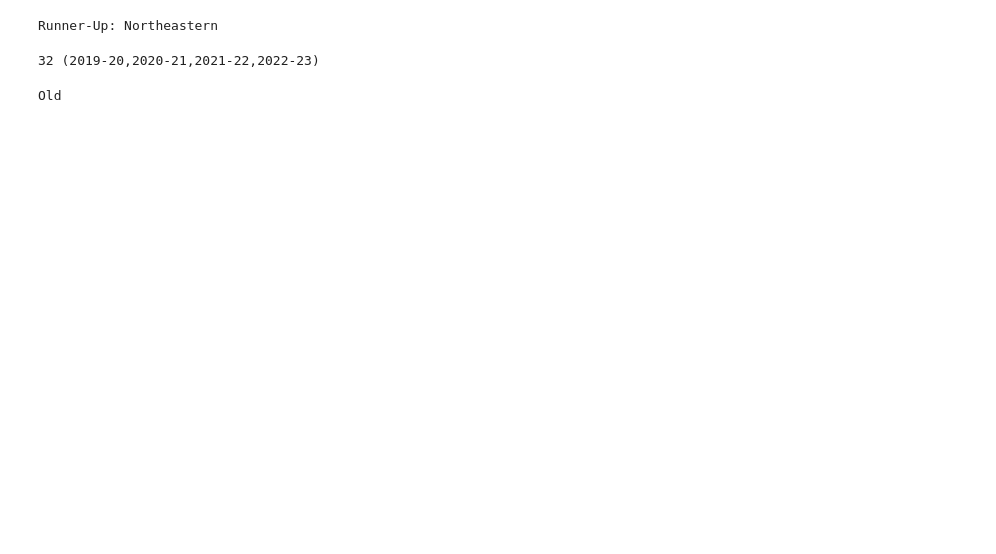
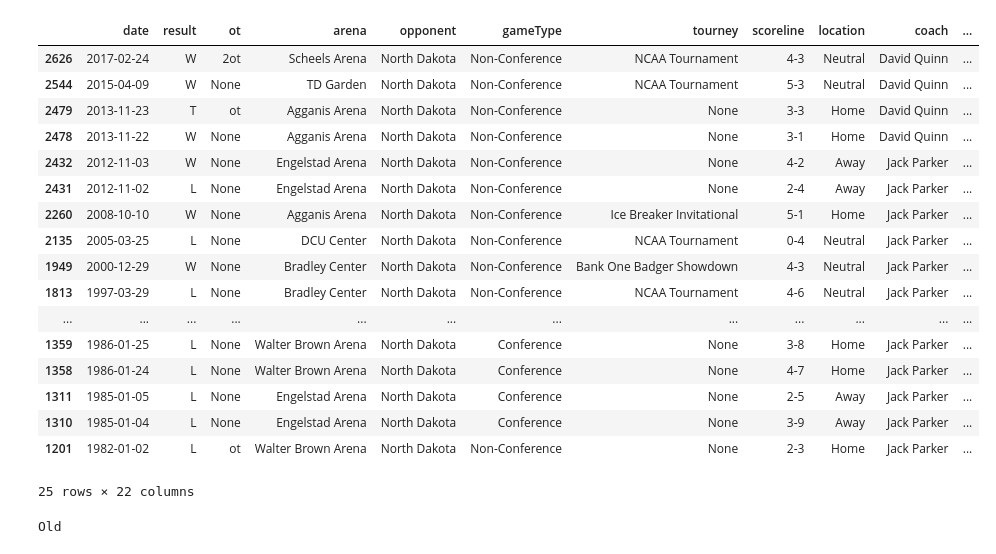
Before and after one commit to redsoxfan2194/buhockeystats, a Jupyter notebook: BU Record Book-Clean.ipynb, the cells around one changed output. Drawn from its saved outputs; the diff is of its cells as text; code cells hidden in the pictures; blank space fills up the shorter version.

Commit message:
add biggest results

```diff
--- a/BU Record Book-Clean.ipynb
+++ b/BU Record Book-Clean.ipynb
@@ -34,20 +34,14 @@ tourneyDict['IB ex']='Ice Breaker-Exhibition'
 # %%
 # Get Games
 fileName=('BURecordBook.txt')
-tourneys=[]
-teamSet=set()
 gameList=[]
 with open(fileName, 'r', encoding='utf-8') as f:
     read_data = f.read()
     rows=read_data.split('\n')
     conf='Independent'
-    bean=0
     for i in rows:
         if(len(i)==7):
             season=i
-        if(len(row[0])>7 and len(row)==1 and ('COACH' not in i and 'OVERALL' not in i and 'ECAC:' not in i and 'CAPTAIN' not in i and 'HOCKEY' not in i and 'NEIHL:' not in i and 'forfeit' not in i)):
-            tourneys.append(row[0])
-
         coachSearch=re.search("COACH: (.*)",i)
         if coachSearch != None:
             coach=coachSearch.group(1)
@@ -99,7 +93,7 @@ with open(fileName, 'r', encoding='utf-8') as f:
             gameDict['gameType']='Exhibition'
             gameDict['result'] = 'E'
             gameDict['tourney'] = None
-        if(gameDict['arena']=='Agganis Arena' or gameDict['arena']=='Brown Arena' or gameDict['arena']=='Boston Arena'):
+        if(gameDict['arena']=='Agganis Arena' or gameDict['arena']=='Walter Brown Arena' or gameDict['arena']=='Boston Arena'):
             gameDict['location']='Home'
         elif(gameDict['tourney']==None or gameDict['tourney']=='(nc)' or gameDict['tourney'] == '(B1G/HE)' or ((gameDict['tourney'] == '(HE)' or gameDict['tourney'] == '(ECAC)') and (gameDict['arena'] != 'TD Garden' and gameDict['arena'] != 'Boston Garden' and gameDict['arena'] != 'Providence CC'))):
             gameDict['location']='Away'
@@ -1343,10 +1343,10 @@ def getBeanpotStats(dfBeanpot,query):
             return finStr
     return ''
 # %%
-query="2022 beanpot 2nd"
+query="Beanpot finish"
 #query='record vs bc'
 #query='last game in 7+ goal games under albie'
-#query="what number was jack parker"
+query="most points in 1990-91"
 query=query.lstrip(' ')
 query=cleanupQuery(query,'bean')
 result=getBeanpotStats(dfBeanpot,query)
@@ -1363,16 +1363,27 @@ if(result==''):
         playerDfs['seasonGoalies']=dfSeasGoalie
         result=getPlayerStats(playerDfs,query)
 print(result)
-# %% [output]
-Runner-Up: Northeastern
-# %%
-name='Skoog'
-dfRes=dfJersey.loc[(dfJersey['name'].str.contains(name,case=False))]
-for row in range(len(dfRes)):
-
-    print("{} ({})".format(dfRes.iloc[row]['number'],dfRes.iloc[row]['season']))
-# %% [output]
-32 (2019-20,2020-21,2021-22,2022-23)
+# %%
+dfGames.loc[(dfGames['opponent']=='North Dakota') ].sort_values('date',ascending=False)
+# %% [output]
+|  | date | result | ot | arena | opponent | gameType | tourney | scoreline | location | coach | ... |
+| 2626 | 2017-02-24 | W | 2ot | Scheels Arena | North Dakota | Non-Conference | NCAA Tournament | 4-3 | Neutral | David Quinn | ... |
+| 2544 | 2015-04-09 | W | None | TD Garden | North Dakota | Non-Conference | NCAA Tournament | 5-3 | Neutral | David Quinn | ... |
+| 2479 | 2013-11-23 | T | ot | Agganis Arena | North Dakota | Non-Conference | None | 3-3 | Home | David Quinn | ... |
+| 2478 | 2013-11-22 | W | None | Agganis Arena | North Dakota | Non-Conference | None | 3-1 | Home | David Quinn | ... |
+| 2432 | 2012-11-03 | W | None | Engelstad Arena | North Dakota | Non-Conference | None | 4-2 | Away | Jack Parker | ... |
+| 2431 | 2012-11-02 | L | None | Engelstad Arena | North Dakota | Non-Conference | None | 2-4 | Away | Jack Parker | ... |
+| 2260 | 2008-10-10 | W | None | Agganis Arena | North Dakota | Non-Conference | Ice Breaker Invitational | 5-1 | Home | Jack Parker | ... |
+| 2135 | 2005-03-25 | L | None | DCU Center | North Dakota | Non-Conference | NCAA Tournament | 0-4 | Neutral | Jack Parker | ... |
+| 1949 | 2000-12-29 | W | None | Bradley Center | North Dakota | Non-Conference | Bank One Badger Showdown | 4-3 | Neutral | Jack Parker | ... |
+| 1813 | 1997-03-29 | L | None | Bradley Center | North Dakota | Non-Conference | NCAA Tournament | 4-6 | Neutral | Jack Parker | ... |
+| ... | ... | ... | ... | ... | ... | ... | ... | ... | ... | ... | ... |
+| 1359 | 1986-01-25 | L | None | Walter Brown Arena | North Dakota | Conference | None | 3-8 | Home | Jack Parker | ... |
+| 1358 | 1986-01-24 | L | None | Walter Brown Arena | North Dakota | Conference | None | 4-7 | Home | Jack Parker | ... |
+| 1311 | 1985-01-05 | L | None | Engelstad Arena | North Dakota | Conference | None | 2-5 | Away | Jack Parker | ... |
+| 1310 | 1985-01-04 | L | None | Engelstad Arena | North Dakota | Conference | None | 3-9 | Away | Jack Parker | ... |
+| 1201 | 1982-01-02 | L | ot | Walter Brown Arena | North Dakota | Non-Conference | None | 2-3 | Home | Jack Parker | ... |
+25 rows × 22 columns
 # %%
 ### Current Team ###
 # %%
```
Also changed, not shown: parts of 13 cells of this notebook, 2 other files.
